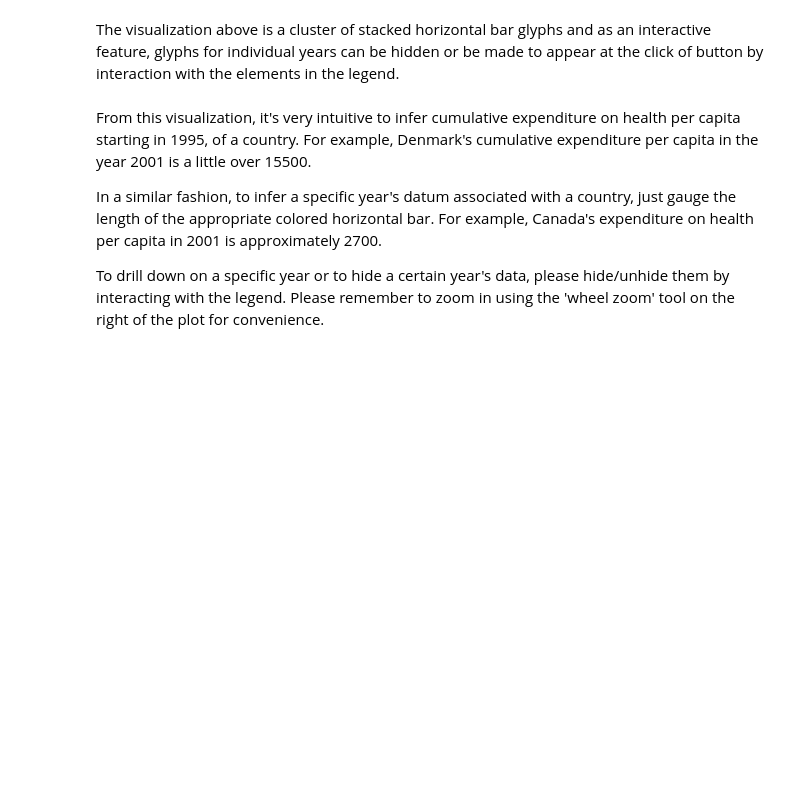
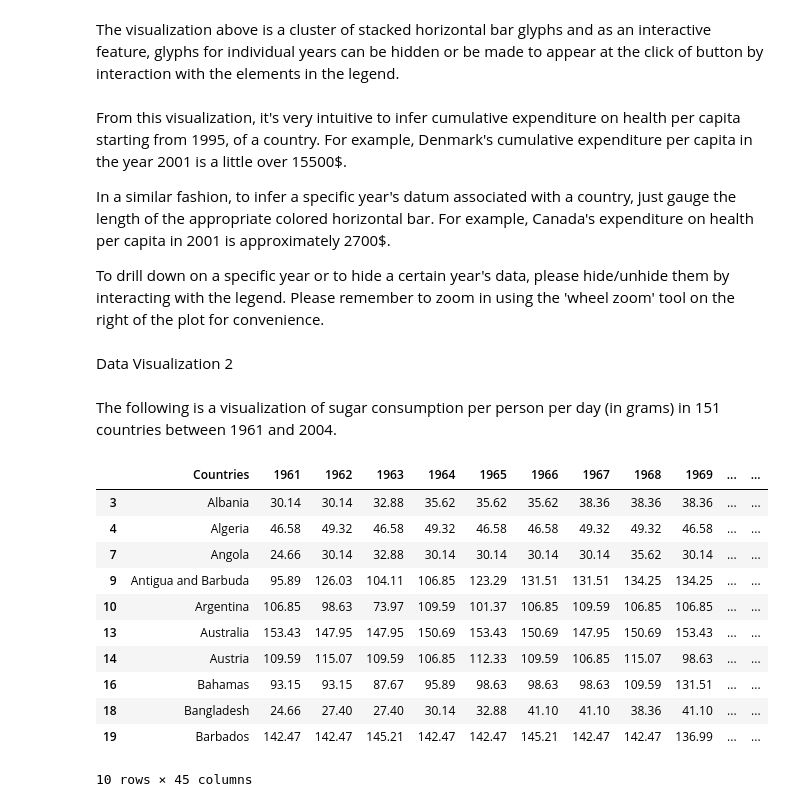
Before and after one commit to AjayShaan/690-V---Visual-Analytics, a Jupyter notebook: Homework 1/Homework 1.ipynb, the cells around one changed output. Drawn from its saved outputs; the diff is of its cells as text; code cells hidden in the pictures; blank space fills up the shorter version.

```diff
--- a/Homework 1/Homework 1.ipynb
+++ b/Homework 1/Homework 1.ipynb
@@ -57,11 +66,11 @@ show(p)
 # %% [markdown]
 The visualization above is a cluster of stacked horizontal bar glyphs and as an interactive feature, glyphs for individual years can be hidden or be made to appear at the click of button by interaction with the elements in the legend.
 # %% [markdown]
-From this visualization, it's very intuitive to infer cumulative expenditure on health per capita starting in 1995, of a country.
-For example, Denmark's cumulative expenditure per capita in the year 2001 is a little over 15500.
+From this visualization, it's very intuitive to infer cumulative expenditure on health per capita starting from 1995, of a country.
+For example, Denmark's cumulative expenditure per capita in the year 2001 is a little over 15500$.
 
 In a similar fashion, to infer a specific year's datum associated with a country, just gauge the length of the appropriate colored horizontal bar.
-For example, Canada's expenditure on health per capita in 2001 is approximately 2700.
+For example, Canada's expenditure on health per capita in 2001 is approximately 2700$.
 
 To drill down on a specific year or to hide a certain year's data, please hide/unhide them by interacting with the legend.
 Please remember to zoom in using the 'wheel zoom' tool on the right of the plot for convenience.
@@ -67,0 +79,26 @@ Please remember to zoom in using the 'wheel zoom' tool on the right of the plot
+# %% [markdown]
+Data Visualization 2
+# %% [markdown]
+The following is a visualization of sugar consumption per person per day (in grams) in 151 countries between 1961 and 2004.
+# %%
+from bokeh.models import (ColumnDataSource,HoverTool,LinearColorMapper,BasicTicker,PrintfTickFormatter,ColorBar)
+
+#Importing dataset
+data = pd.read_csv('indicator sugar_consumption.csv',encoding = 'ISO-8859-1')
+data = data.dropna()
+#data = data.fillna(-1)
+#Dropping records that have not one data point
+data.head(10)
+# %% [output]
+|  | Countries | 1961 | 1962 | 1963 | 1964 | 1965 | 1966 | 1967 | 1968 | 1969 | ... | ... |
+| 3 | Albania | 30.14 | 30.14 | 32.88 | 35.62 | 35.62 | 35.62 | 38.36 | 38.36 | 38.36 | ... | ... |
+| 4 | Algeria | 46.58 | 49.32 | 46.58 | 49.32 | 46.58 | 46.58 | 49.32 | 49.32 | 46.58 | ... | ... |
+| 7 | Angola | 24.66 | 30.14 | 32.88 | 30.14 | 30.14 | 30.14 | 30.14 | 35.62 | 30.14 | ... | ... |
+| 9 | Antigua and Barbuda | 95.89 | 126.03 | 104.11 | 106.85 | 123.29 | 131.51 | 131.51 | 134.25 | 134.25 | ... | ... |
+| 10 | Argentina | 106.85 | 98.63 | 73.97 | 109.59 | 101.37 | 106.85 | 109.59 | 106.85 | 106.85 | ... | ... |
+| 13 | Australia | 153.43 | 147.95 | 147.95 | 150.69 | 153.43 | 150.69 | 147.95 | 150.69 | 153.43 | ... | ... |
+| 14 | Austria | 109.59 | 115.07 | 109.59 | 106.85 | 112.33 | 109.59 | 106.85 | 115.07 | 98.63 | ... | ... |
+| 16 | Bahamas | 93.15 | 93.15 | 87.67 | 95.89 | 98.63 | 98.63 | 98.63 | 109.59 | 131.51 | ... | ... |
+| 18 | Bangladesh | 24.66 | 27.40 | 27.40 | 30.14 | 32.88 | 41.10 | 41.10 | 38.36 | 41.10 | ... | ... |
+| 19 | Barbados | 142.47 | 142.47 | 145.21 | 142.47 | 142.47 | 145.21 | 142.47 | 142.47 | 136.99 | ... | ... |
+10 rows × 45 columns
```
Also changed, not shown: parts of 14 cells of this notebook, 3 other files.
